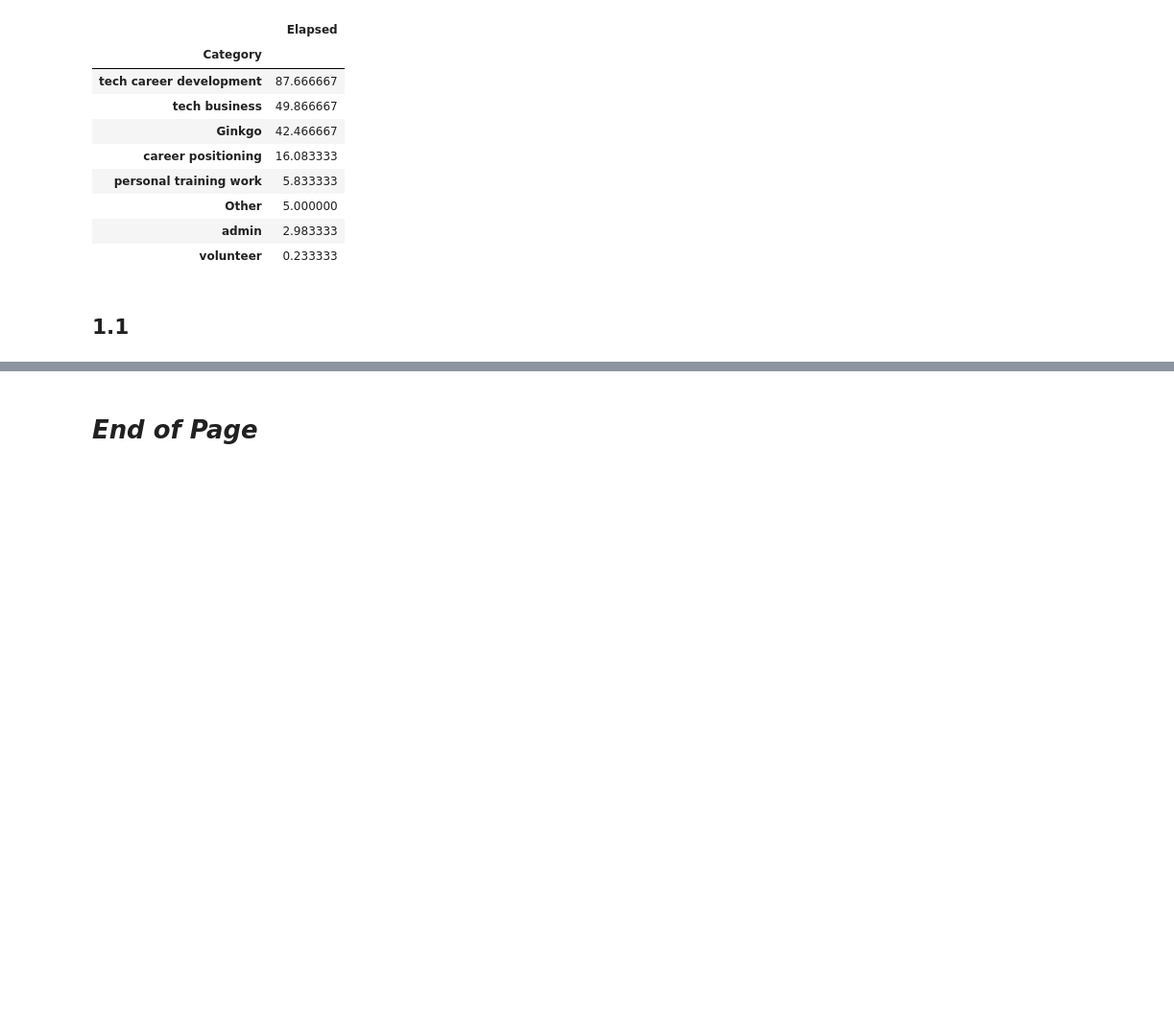
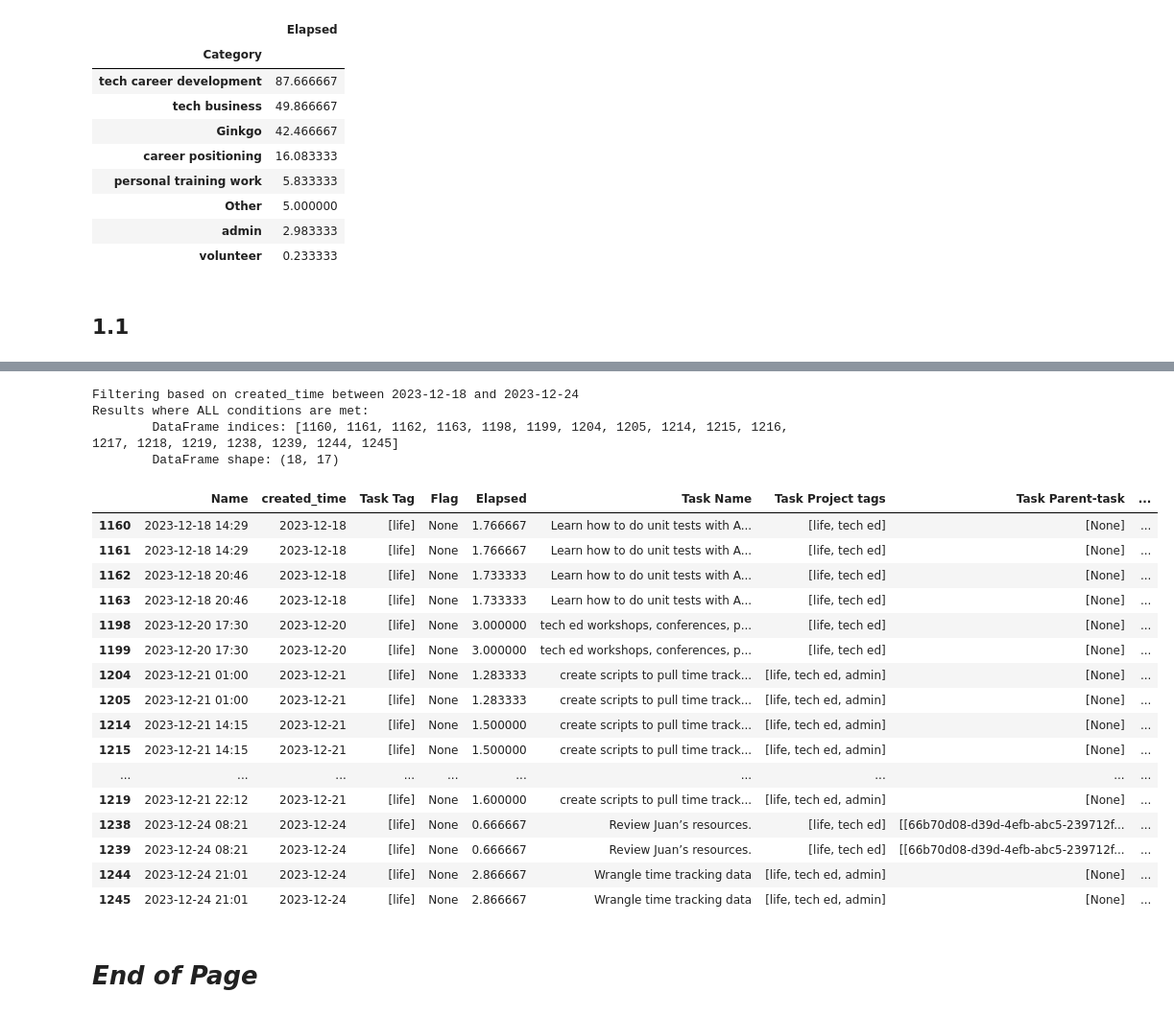
Before and after one commit to silvhua/notion-code, a Jupyter notebook: notebooks/2023-12-31 data viz.ipynb, the cells around one changed output, grey strips where cells are left out. Shown at 96% size. Cells and saved outputs as stored; diff of their text form; code cells hidden in the pictures; blank space fills up the shorter version.

```diff
--- a/notebooks/2023-12-31 data viz.ipynb
+++ b/notebooks/2023-12-31 data viz.ipynb
@@ -1414,2 +1419,31 @@ y_order: ['volunteer', 'admin', 'Other', 'personal training work', 'career posit
+# %%
+filters = {
+    'Category': ['tech career development']
+}
+
+past_month = filter_by_period(classified_df, 'created_time', period='past_week')
+filter_df_all_conditions(past_month, filters)
+# %% [output]
+Filtering based on created_time between 2023-12-18 and 2023-12-24
+Results where ALL conditions are met:
+        DataFrame indices: [1160, 1161, 1162, 1163, 1198, 1199, 1204, 1205, 1214, 1215, 1216, 1217, 1218, 1219, 1238, 1239, 1244, 1245]
+        DataFrame shape: (18, 17)
+|  | Name | created_time | Task Tag | Flag | Elapsed | Task Name | Task Project tags | Task Parent-task | ... |
+| 1160 | 2023-12-18 14:29 | 2023-12-18 | [life] | None | 1.766667 | Learn how to do unit tests with A... | [life, tech ed] | [None] | ... |
+| 1161 | 2023-12-18 14:29 | 2023-12-18 | [life] | None | 1.766667 | Learn how to do unit tests with A... | [life, tech ed] | [None] | ... |
+| 1162 | 2023-12-18 20:46 | 2023-12-18 | [life] | None | 1.733333 | Learn how to do unit tests with A... | [life, tech ed] | [None] | ... |
+| 1163 | 2023-12-18 20:46 | 2023-12-18 | [life] | None | 1.733333 | Learn how to do unit tests with A... | [life, tech ed] | [None] | ... |
+| 1198 | 2023-12-20 17:30 | 2023-12-20 | [life] | None | 3.000000 | tech ed workshops, conferences, p... | [life, tech ed] | [None] | ... |
+| 1199 | 2023-12-20 17:30 | 2023-12-20 | [life] | None | 3.000000 | tech ed workshops, conferences, p... | [life, tech ed] | [None] | ... |
+| 1204 | 2023-12-21 01:00 | 2023-12-21 | [life] | None | 1.283333 | create scripts to pull time track... | [life, tech ed, admin] | [None] | ... |
+| 1205 | 2023-12-21 01:00 | 2023-12-21 | [life] | None | 1.283333 | create scripts to pull time track... | [life, tech ed, admin] | [None] | ... |
+| 1214 | 2023-12-21 14:15 | 2023-12-21 | [life] | None | 1.500000 | create scripts to pull time track... | [life, tech ed, admin] | [None] | ... |
+| 1215 | 2023-12-21 14:15 | 2023-12-21 | [life] | None | 1.500000 | create scripts to pull time track... | [life, tech ed, admin] | [None] | ... |
+| ... | ... | ... | ... | ... | ... | ... | ... | ... | ... |
+| 1219 | 2023-12-21 22:12 | 2023-12-21 | [life] | None | 1.600000 | create scripts to pull time track... | [life, tech ed, admin] | [None] | ... |
+| 1238 | 2023-12-24 08:21 | 2023-12-24 | [life] | None | 0.666667 | Review Juan’s resources. | [life, tech ed] | [[66b70d08-d39d-4efb-abc5-239712f... | ... |
+| 1239 | 2023-12-24 08:21 | 2023-12-24 | [life] | None | 0.666667 | Review Juan’s resources. | [life, tech ed] | [[66b70d08-d39d-4efb-abc5-239712f... | ... |
+| 1244 | 2023-12-24 21:01 | 2023-12-24 | [life] | None | 2.866667 | Wrangle time tracking data | [life, tech ed, admin] | [None] | ... |
+| 1245 | 2023-12-24 21:01 | 2023-12-24 | [life] | None | 2.866667 | Wrangle time tracking data | [life, tech ed, admin] | [None] | ... |
 # %% [markdown]
 # *End of Page*
```
Also changed, not shown: parts of 1 cell of this notebook.
